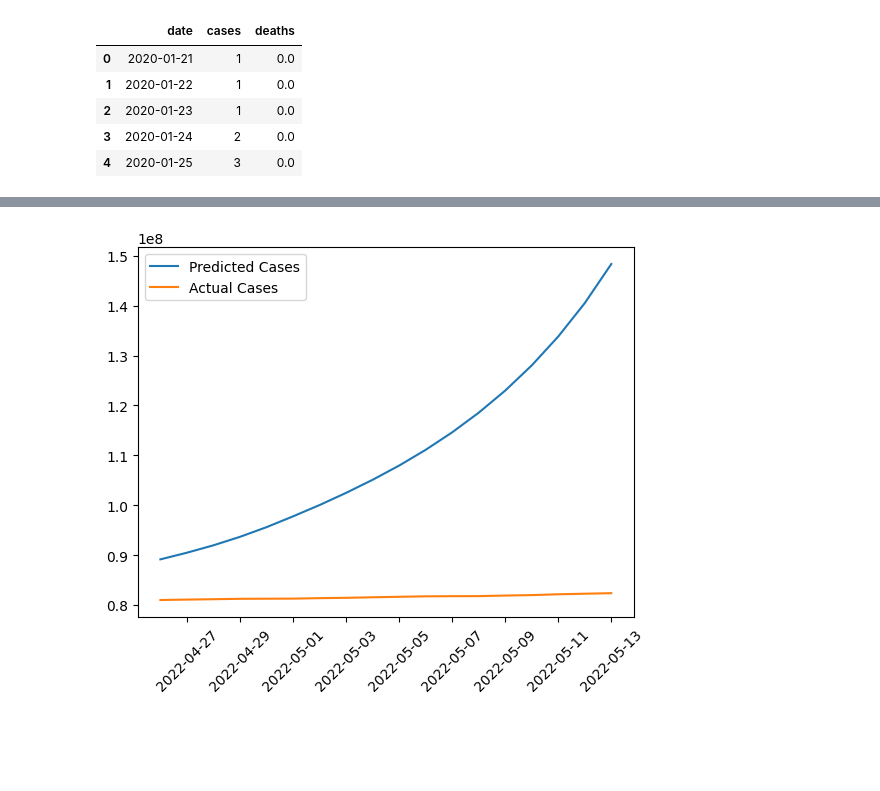
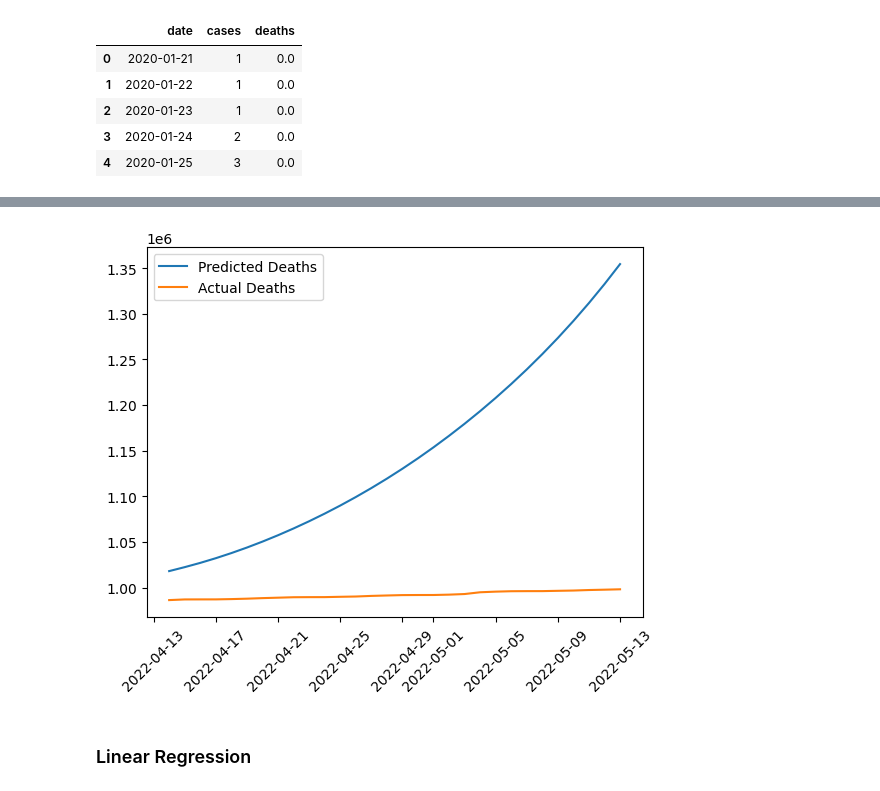
Before and after one commit to khanhnv2901/covid19-diploma-project, a Jupyter notebook: covid19_prediction.ipynb, the cells around one changed output, grey strips where cells are left out. Drawn from its saved outputs; the diff is of its cells as text; code cells hidden in the pictures; blank space fills up the shorter version.

Commit message:
update covid prediction

```diff
--- a/covid19_prediction.ipynb
+++ b/covid19_prediction.ipynb
@@ -166,0 +214,9 @@ from sklearn.model_selection import GridSearchCV
+# %%
+model.compile(optimizer='adam', loss='mse')
+
+# Train the LSTM model
+model.fit(X_train, y_train, epochs=100, verbose=1)
+
+# Evaluate the LSTM model
+mse = model.evaluate(X_test, y_test, verbose=0)
+print('MSE:', mse)
@@ -166,0 +246,16 @@ from sklearn.model_selection import GridSearchCV
+# %%
+# Make predictions
+n_future = 15 # number of future time steps to predict
+forecast = data[-n_steps:].reshape((1, n_steps, 1))
+for i in range(n_future):
+    y_pred = model.predict(forecast)
+    forecast = np.append(forecast[:,1:,:], y_pred.reshape((1,1,1)), axis=1)
+
+# Inverse transform the predicted values
+forecast = scaler.inverse_transform(forecast.reshape(-1,1))
+
+# Plot the predicted values
+import matplotlib.pyplot as plt
+plt.plot(lstm_df['date'][-n_future:], forecast[-n_future:])
+plt.xticks(rotation=45)
+plt.show()
@@ -167,3 +293,7 @@ from sklearn.model_selection import GridSearchCV
+# %%
+data = lstm_df['deaths'].values.reshape(-1,1)
+scaler = MinMaxScaler()
+data = scaler.fit_transform(data)
 # %%
 # Define the input-output sequence
 n_steps = 18 # number of previous time steps to use as input
@@ -247,14 +382,16 @@ plt.show()
 # %%
 # Create a new dataframe with predicted and actual values
 pred_df = pd.DataFrame({'date': lstm_df['date'][-n_future:],
-                        'predicted_cases': forecast[-n_future:].flatten(),
-                        'actual_cases': lstm_df['cases'][-n_future:].values})
+                        'predicted_deaths': forecast[-n_future:].flatten(),
+                        'actual_deaths': lstm_df['deaths'][-n_future:].values})
 
 # Plot the predicted and actual values
-plt.plot(pred_df['date'], pred_df['predicted_cases'], label='Predicted Cases')
-plt.plot(pred_df['date'], pred_df['actual_cases'], label='Actual Cases')
+plt.plot(pred_df['date'], pred_df['predicted_deaths'], label='Predicted Deaths')
+plt.plot(pred_df['date'], pred_df['actual_deaths'], label='Actual Deaths')
 plt.legend()
 plt.xticks(rotation=45)
 plt.show()
 # %% [output]
-[figure, old version]
+[figure, new version]
+# %% [markdown]
+### Linear Regression
```
Also changed, not shown: parts of 18 cells of this notebook, 1 other file.
